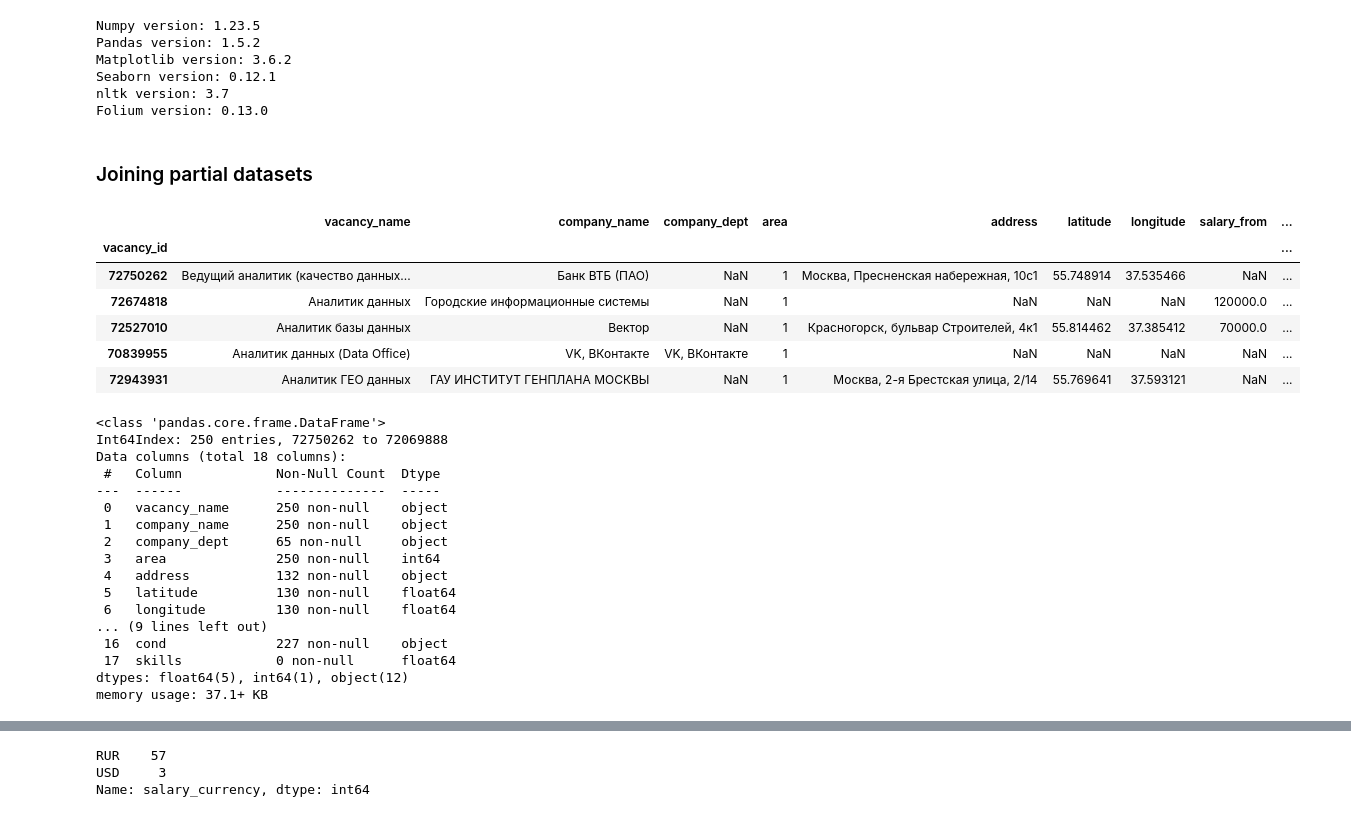
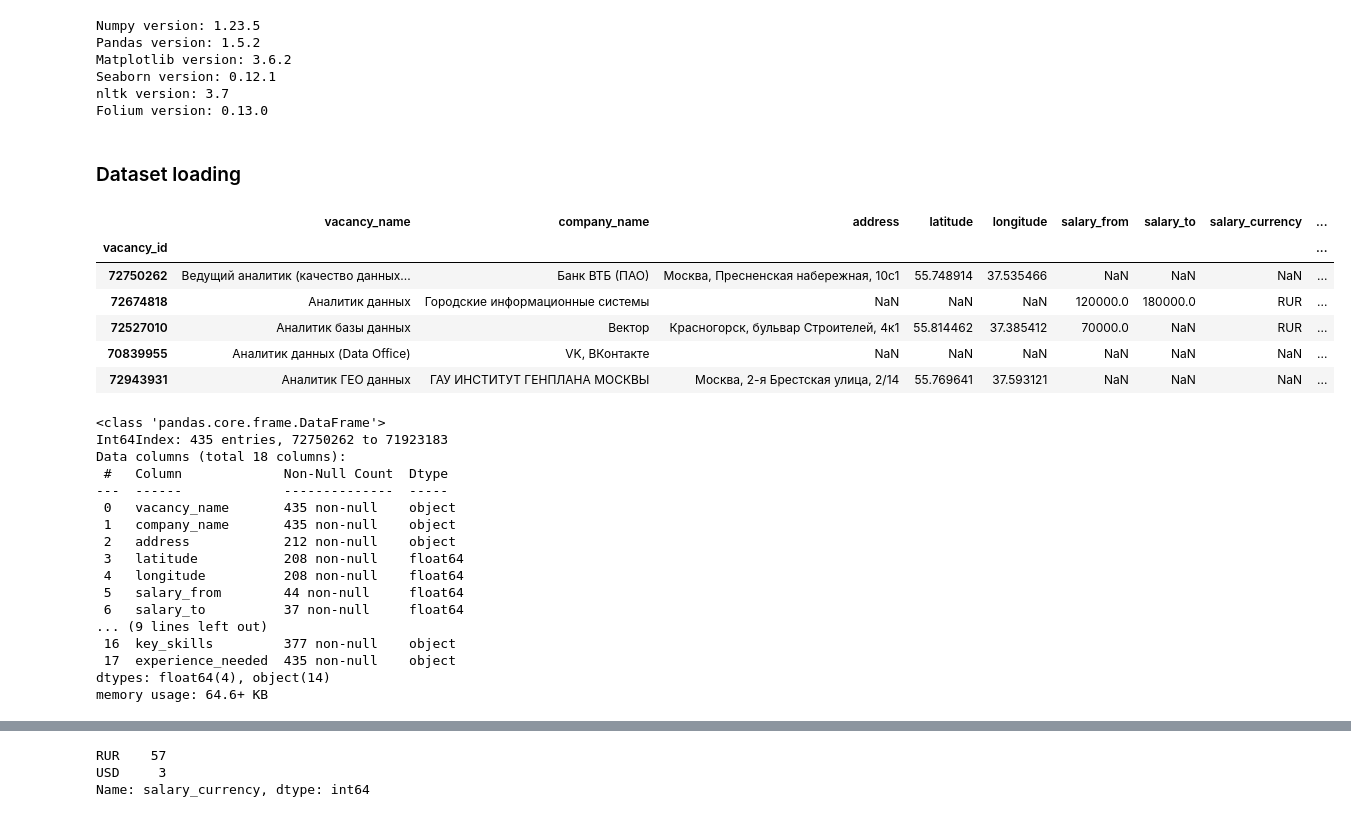
Before and after one commit to sharuhinda/vacancies_analysis, a Jupyter notebook: 03_vacancies_analysis.ipynb, the cells around one changed output, grey strips where cells are left out. Drawn from its saved outputs; the diff is of its cells as text; code cells hidden in the pictures.

```diff
--- a/03_vacancies_analysis.ipynb
+++ b/03_vacancies_analysis.ipynb
@@ -25,39 +42,37 @@ Matplotlib version: 3.6.2
 Seaborn version: 0.12.1
 nltk version: 3.7
 Folium version: 0.13.0
-# %% [markdown]
-### Joining partial datasets
+# %% [markdown]
+### Dataset loading<a class="anchor" id="dataset-loading"></a>
 # %%
-csv1_filename = 'datasets/vacancies-no-duplicates-augm-2022-11-27.csv'
-csv2_filename = 'datasets/vacancies-data-scientist-2022-11-27.csv'
+filename = 'datasets/vacancies-no-duplicates-augm-2022-11-27.csv'
+df = pd.read_csv(filename, index_col=0)
+df.head()
+# %% [output]
+|  | vacancy_name | company_name | address | latitude | longitude | salary_from | salary_to | salary_currency | ... |
+| vacancy_id |  |  |  |  |  |  |  |  | ... |
+| 72750262 | Ведущий аналитик (качество данных... | Банк ВТБ (ПАО) | Москва, Пресненская набережная, 10с1 | 55.748914 | 37.535466 | NaN | NaN | NaN | ... |
+| 72674818 | Аналитик данных | Городские информационные системы | NaN | NaN | NaN | 120000.0 | 180000.0 | RUR | ... |
+| 72527010 | Аналитик базы данных | Вектор | Красногорск, бульвар Строителей, 4к1 | 55.814462 | 37.385412 | 70000.0 | NaN | RUR | ... |
+| 70839955 | Аналитик данных (Data Office) | VK, ВКонтакте | NaN | NaN | NaN | NaN | NaN | NaN | ... |
+| 72943931 | Аналитик ГЕО данных | ГАУ ИНСТИТУТ ГЕНПЛАНА МОСКВЫ | Москва, 2-я Брестская улица, 2/14 | 55.769641 | 37.593121 | NaN | NaN | NaN | ... |
-# %%
-df1 = pd.read_csv(csv1_filename, index_col=0)
-df1.head()
-# %% [output]
-|  | vacancy_name | company_name | company_dept | area | address | latitude | longitude | salary_from | ... |
-| vacancy_id |  |  |  |  |  |  |  |  | ... |
-| 72750262 | Ведущий аналитик (качество данных... | Банк ВТБ (ПАО) | NaN | 1 | Москва, Пресненская набережная, 10с1 | 55.748914 | 37.535466 | NaN | ... |
-| 72674818 | Аналитик данных | Городские информационные системы | NaN | 1 | NaN | NaN | NaN | 120000.0 | ... |
-| 72527010 | Аналитик базы данных | Вектор | NaN | 1 | Красногорск, бульвар Строителей, 4к1 | 55.814462 | 37.385412 | 70000.0 | ... |
-| 70839955 | Аналитик данных (Data Office) | VK, ВКонтакте | VK, ВКонтакте | 1 | NaN | NaN | NaN | NaN | ... |
-| 72943931 | Аналитик ГЕО данных | ГАУ ИНСТИТУТ ГЕНПЛАНА МОСКВЫ | NaN | 1 | Москва, 2-я Брестская улица, 2/14 | 55.769641 | 37.593121 | NaN | ... |
 # %%
-df1.info()
+df.info()
 # %% [output]
 <class 'pandas.core.frame.DataFrame'>
-Int64Index: 250 entries, 72750262 to 72069888
+Int64Index: 435 entries, 72750262 to 71923183
 Data columns (total 18 columns):
- #   Column            Non-Null Count  Dtype
----  ------            --------------  -----
- 0   vacancy_name      250 non-null    object
- 1   company_name      250 non-null    object
- 2   company_dept      65 non-null     object
- 3   area              250 non-null    int64
- 4   address           132 non-null    object
- 5   latitude          130 non-null    float64
- 6   longitude         130 non-null    float64
+ #   Column             Non-Null Count  Dtype
+---  ------             --------------  -----
+ 0   vacancy_name       435 non-null    object
+ 1   company_name       435 non-null    object
+ 2   address            212 non-null    object
+ 3   latitude           208 non-null    float64
+ 4   longitude          208 non-null    float64
+ 5   salary_from        44 non-null     float64
+ 6   salary_to          37 non-null     float64
 ... (9 lines left out)
- 16  cond              227 non-null    object
- 17  skills            0 non-null      float64
-dtypes: float64(5), int64(1), object(12)
-memory usage: 37.1+ KB
+ 16  key_skills         377 non-null    object
+ 17  experience_needed  435 non-null    object
+dtypes: float64(4), object(14)
+memory usage: 64.6+ KB
```
Also changed, not shown: parts of 101 cells of this notebook, 1 other file.
